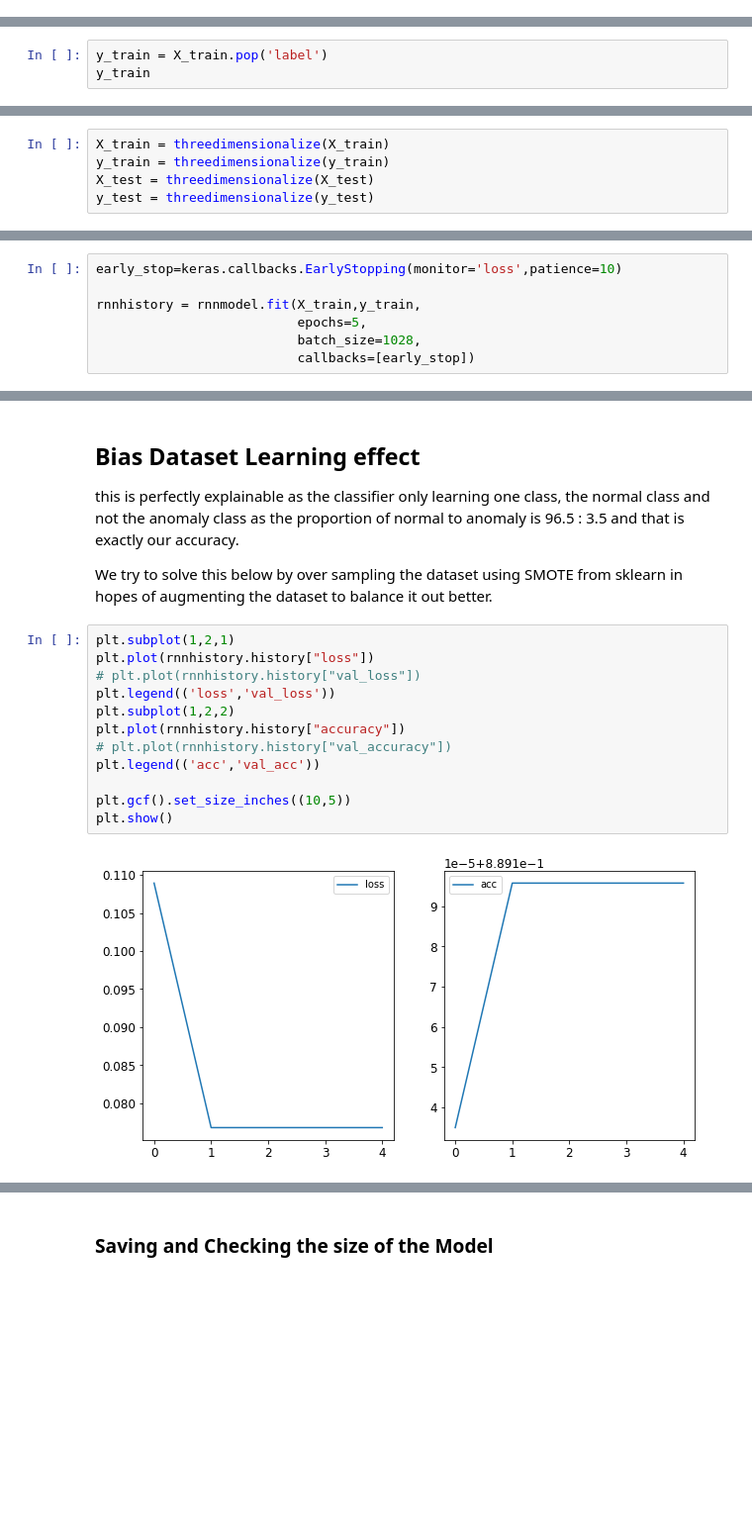
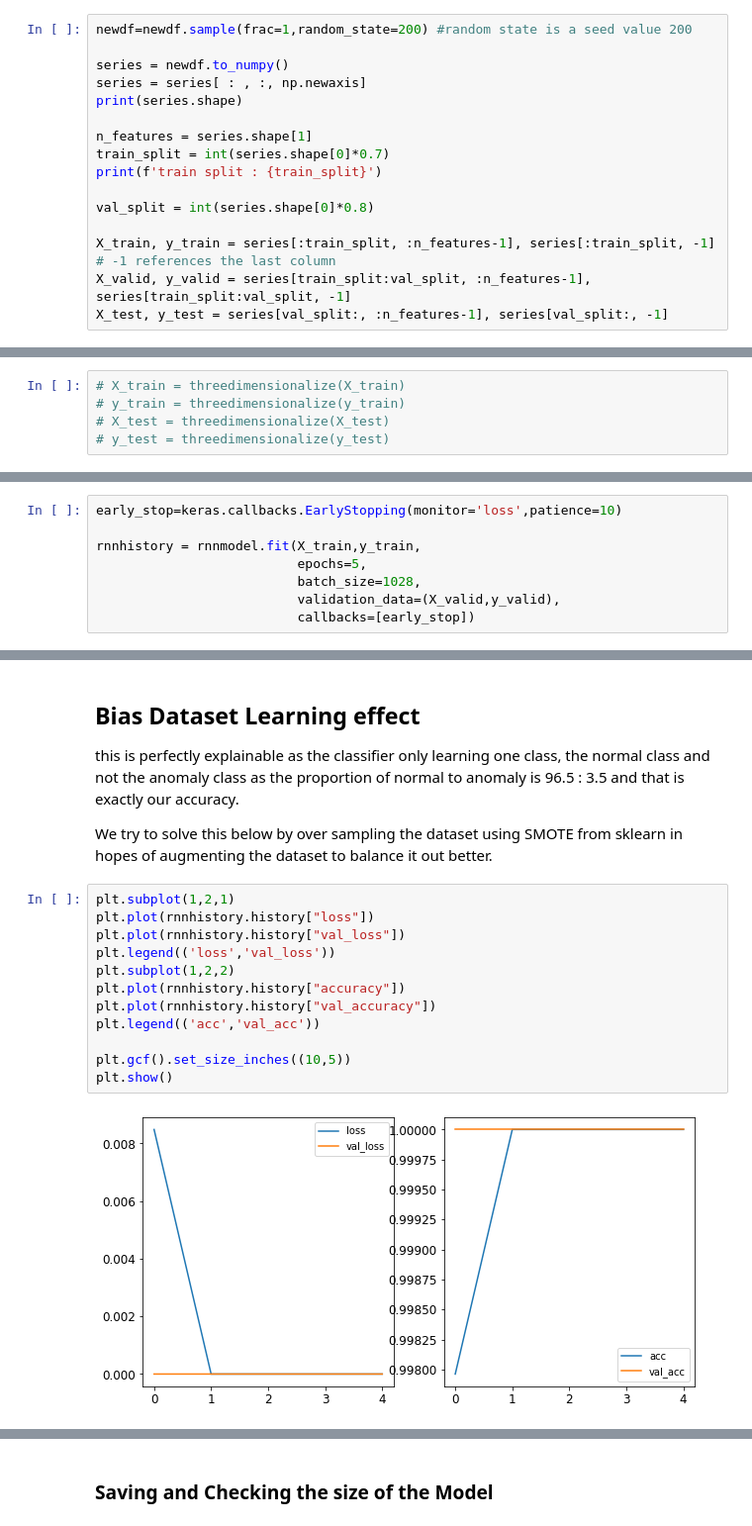
Before and after one commit to mehrotrasan16/CS581-CAN-DO-Project, a Jupyter notebook: code/LSTM_CAN_Data.ipynb, the cells around one changed output, grey strips where cells are left out. Shown: that part at 99% size. Saved outputs shown, nothing was run; the diff lists cells and outputs as text; blank space fills up the shorter version.

```diff
--- a/code/LSTM_CAN_Data.ipynb
+++ b/code/LSTM_CAN_Data.ipynb
@@ -1291,0 +1054,16 @@ X_train
+# %%
+newdf=newdf.sample(frac=1,random_state=200) #random state is a seed value 200
+
+series = newdf.to_numpy()
+series = series[ : , :, np.newaxis]
+print(series.shape)
+
+n_features = series.shape[1]
+train_split = int(series.shape[0]*0.7)
+print(f'train split : {train_split}')
+
+val_split = int(series.shape[0]*0.8)
+
+X_train, y_train = series[:train_split, :n_features-1], series[:train_split, -1] # -1 references the last column
+X_valid, y_valid = series[train_split:val_split, :n_features-1], series[train_split:val_split, -1]
+X_test, y_test = series[val_split:, :n_features-1], series[val_split:, -1]
@@ -1307,6 +1098,3 @@ X_test.groupby('label').count()
 13446/380976
 # %% [output]
 0.035293561799168455
-# %%
-y_train = X_train.pop('label')
-y_train
@@ -1347,10 +1106,10 @@ def threedimensionalize(dataframe):
     if(len(dataframe.shape) == 1):
         return tempdf[:,np.newaxis]
 # %%
-X_train = threedimensionalize(X_train)
-y_train = threedimensionalize(y_train)
-X_test = threedimensionalize(X_test)
-y_test = threedimensionalize(y_test)
+# X_train = threedimensionalize(X_train)
+# y_train = threedimensionalize(y_train)
+# X_test = threedimensionalize(X_test)
+# y_test = threedimensionalize(y_test)
 # %%
 X_train.shape, y_train.shape, X_test.shape, y_test.shape
 # %% [output]
@@ -1393,6 +1152,7 @@ early_stop=keras.callbacks.EarlyStopping(monitor='loss',patience=10)
 rnnhistory = rnnmodel.fit(X_train,y_train,
                           epochs=5,
                           batch_size=1028,
+                          validation_data=(X_valid,y_valid),
                           callbacks=[early_stop])
 # %% [output]
 Epoch 1/5
@@ -1422,17 +1182,17 @@ We try to solve this below by over sampling the dataset using SMOTE from sklearn
 # %%
 plt.subplot(1,2,1)
 plt.plot(rnnhistory.history["loss"])
-# plt.plot(rnnhistory.history["val_loss"])
+plt.plot(rnnhistory.history["val_loss"])
 plt.legend(('loss','val_loss'))
 plt.subplot(1,2,2)
 plt.plot(rnnhistory.history["accuracy"])
-# plt.plot(rnnhistory.history["val_accuracy"])
+plt.plot(rnnhistory.history["val_accuracy"])
 plt.legend(('acc','val_acc'))
 
 plt.gcf().set_size_inches((10,5))
 plt.show()
 # %% [output]
-[figure, old version]
+[figure, new version]
 # %%
 y_pred = rnnmodel.predict(X_test)
 y_pred
```
Also changed, not shown: parts of 44 cells of this notebook.
